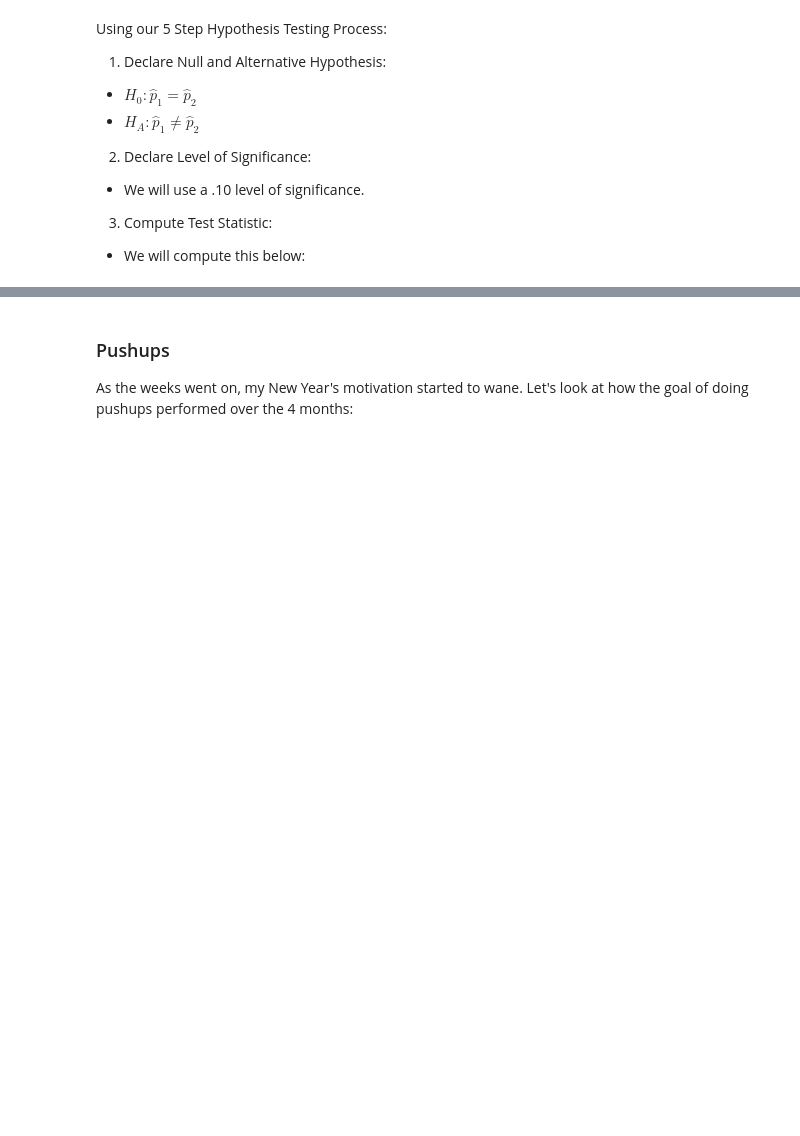
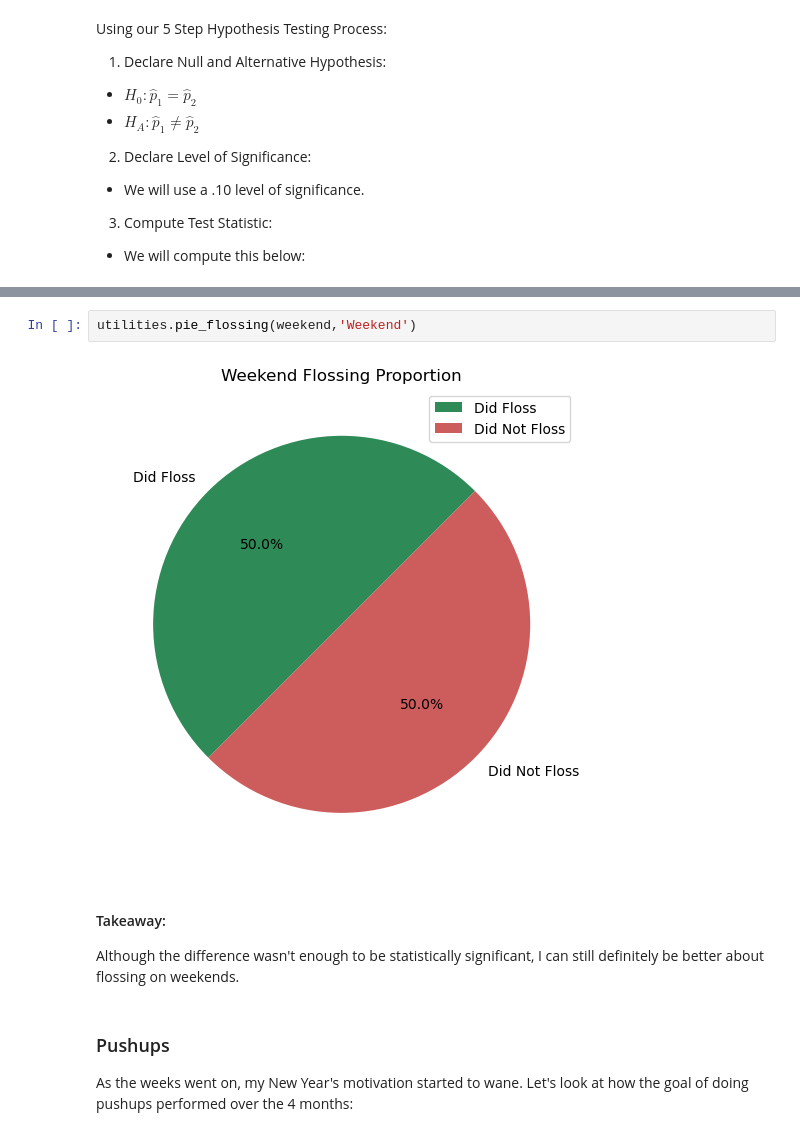
Before and after one commit to CharlieRing4/CPSC222FinalProject, a Jupyter notebook: QuantifiedSelfEDA.ipynb, the cells around one changed output, grey strips where cells are left out. Saved outputs shown, nothing was run; the diff lists cells and outputs as text; blank space fills up the shorter version.

```diff
--- a/QuantifiedSelfEDA.ipynb
+++ b/QuantifiedSelfEDA.ipynb
@@ -190,3 +175,10 @@ Takeaway: Even though it is not statistically significant, I still need to be be
+# %%
+utilities.pie_flossing(weekend,'Weekend')
+# %% [output]
+[figure, added]
+# %% [markdown]
+#### Takeaway:
+Although the difference wasn't enough to be statistically significant, I can still definitely be better about flossing on weekends.
 # %% [markdown]
 ### Pushups
 
```
Also changed, not shown: parts of 9 cells of this notebook, 2 other files.
